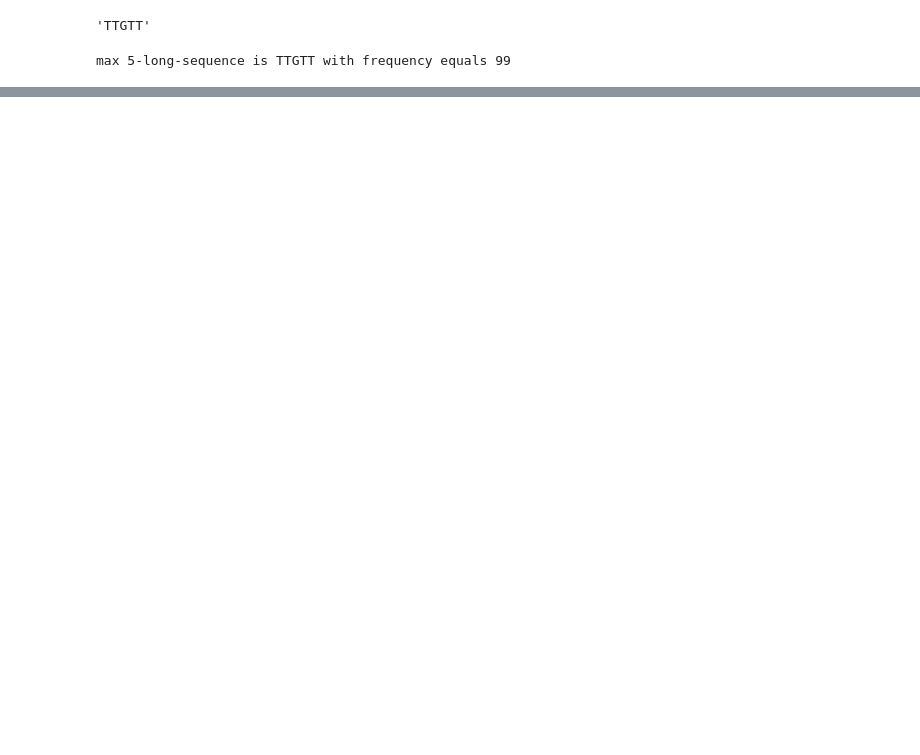
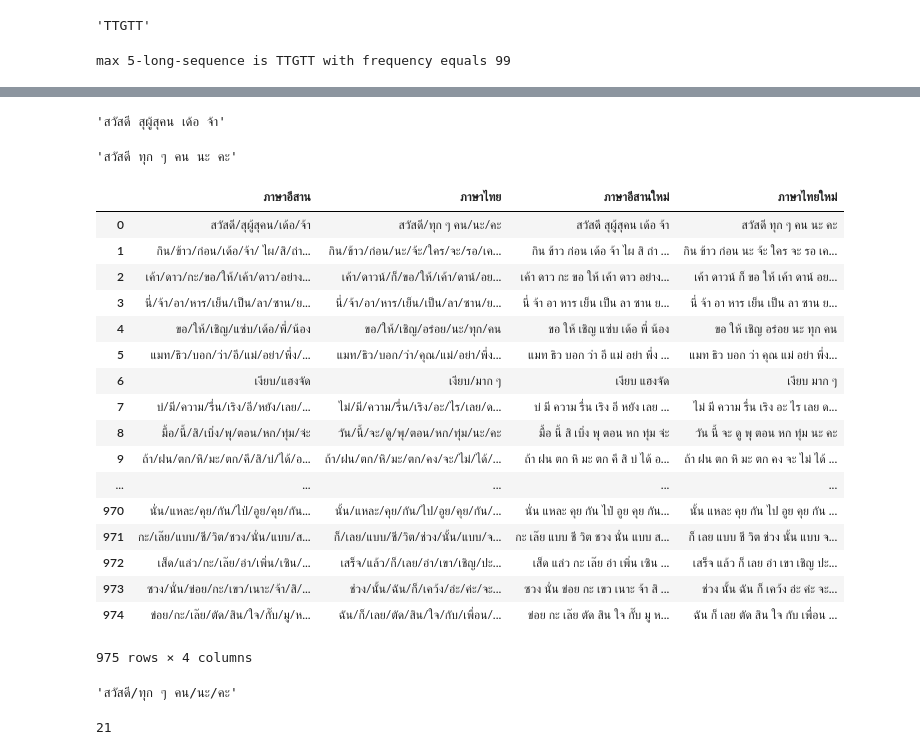
Before and after one commit to Lanfha/Python_Datavisualization, a Jupyter notebook: Pretest.ipynb, the cells around one changed output, grey strips where cells are left out. Drawn from its saved outputs; the diff is of its cells as text; code cells hidden in the pictures; blank space fills up the shorter version.

```diff
--- a/Pretest.ipynb
+++ b/Pretest.ipynb
@@ -186,0 +205,6 @@ max 5-long-sequence is TTGTT with frequency equals 99
+# %%
+L = ['ภาษาอีสาน' , 'ภาษาไทย']
+Data = pd.DataFrame.from_records([],columns = L)
+for i in range(32):
+    df = pd.read_excel('C:\\Users\HP\OneDrive\Desktop\data.xlsx', sheet_name = i, usecols = 'B:C', skipfooter = 1)
+    Data = pd.concat([Data,df], axis = 0, ignore_index = True)
@@ -186,0 +232,50 @@ max 5-long-sequence is TTGTT with frequency equals 99
+# %%
+Data.iloc[0]['ภาษาอีสาน'].replace("/", " ")
+# %% [output]
+'สวัสดี สุผู้สุคน เด้อ จ้า'
+# %%
+def replacestr(col1):
+    co1 = col1.replace("/", " ")
+    return co1
+# %%
+replacestr(Data.iloc[0,1])
+# %% [output]
+'สวัสดี ทุก ๆ คน นะ คะ'
+# %%
+list_1 = []
+list_2 = []
+for i in range(len(Data)):
+    list_1.append(replacestr(Data.iloc[i]['ภาษาอีสาน']))
+    list_2.append(replacestr(Data.iloc[i]['ภาษาไทย']))
+# %%
+Data['ภาษาอีสานใหม่'] = list_1
+Data['ภาษาไทยใหม่'] = list_2
+# %%
+Data
+# %% [output]
+|  | ภาษาอีสาน | ภาษาไทย | ภาษาอีสานใหม่ | ภาษาไทยใหม่ |
+| 0 | สวัสดี/สุผู้สุคน/เด้อ/จ้า | สวัสดี/ทุก ๆ คน/นะ/คะ | สวัสดี สุผู้สุคน เด้อ จ้า | สวัสดี ทุก ๆ คน นะ คะ |
+| 1 | กิน/ข้าว/ก่อน/เด้อ/จ้า/ ไผ/สิ/ถ่า... | กิน/ข้าว/ก่อน/นะ/จ้ะ/ใคร/จะ/รอ/เค... | กิน ข้าว ก่อน เด้อ จ้า ไผ สิ ถ่า ... | กิน ข้าว ก่อน นะ จ้ะ ใคร จะ รอ เค... |
+| 2 | เค้า/ดาว/กะ/ขอ/ให้/เค้า/ดาว/อย่าง... | เค้า/ดาวน์/ก็/ขอ/ให้/เค้า/ดาน์/อย... | เค้า ดาว กะ ขอ ให้ เค้า ดาว อย่าง... | เค้า ดาวน์ ก็ ขอ ให้ เค้า ดาน์ อย... |
+| 3 | นี่/จ้า/อา/หาร/เย็น/เป็น/ลา/ซาน/ย... | นี่/จ้า/อา/หาร/เย็น/เป็น/ลา/ซาน/ย... | นี่ จ้า อา หาร เย็น เป็น ลา ซาน ย... | นี่ จ้า อา หาร เย็น เป็น ลา ซาน ย... |
+| 4 | ขอ/ให้/เชิญ/แซ่บ/เด้อ/พี่/น้อง | ขอ/ให้/เชิญ/อร่อย/นะ/ทุก/คน | ขอ ให้ เชิญ แซ่บ เด้อ พี่ น้อง | ขอ ให้ เชิญ อร่อย นะ ทุก คน |
+| 5 | แมท/ธิว/บอก/ว่า/อี/แม่/อย่า/พึ่ง/... | แมท/ธิว/บอก/ว่า/คุณ/แม่/อย่า/พึ่ง... | แมท ธิว บอก ว่า อี แม่ อย่า พึ่ง ... | แมท ธิว บอก ว่า คุณ แม่ อย่า พึ่ง... |
+| 6 | เงียบ/แฮงจัด | เงียบ/มาก ๆ | เงียบ แฮงจัด | เงียบ มาก ๆ |
+| 7 | บ่/มี/ความ/รื่น/เริง/อี/หยัง/เลย/... | ไม่/มี/ความ/รื่น/เริง/อะ/ไร/เลย/ด... | บ่ มี ความ รื่น เริง อี หยัง เลย ... | ไม่ มี ความ รื่น เริง อะ ไร เลย ด... |
+| 8 | มื้อ/นี้/สิ/เบิ่ง/พุ/ตอน/หก/ทุ่ม/จ่ะ | วัน/นี้/จะ/ดู/พุ/ตอน/หก/ทุ่ม/นะ/คะ | มื้อ นี้ สิ เบิ่ง พุ ตอน หก ทุ่ม จ่ะ | วัน นี้ จะ ดู พุ ตอน หก ทุ่ม นะ คะ |
+| 9 | ถ้า/ฝน/ตก/หิ/มะ/ตก/คึ/สิ/บ่/ได้/อ... | ถ้า/ฝน/ตก/หิ/มะ/ตก/คง/จะ/ไม่/ได้/... | ถ้า ฝน ตก หิ มะ ตก คึ สิ บ่ ได้ อ... | ถ้า ฝน ตก หิ มะ ตก คง จะ ไม่ ได้ ... |
+| ... | ... | ... | ... | ... |
+| 970 | นั่น/แหละ/คุย/กัน/ไป่/อูย/คุย/กัน... | นั้น/แหละ/คุย/กัน/ไป/อูย/คุย/กัน/... | นั่น แหละ คุย กัน ไป่ อูย คุย กัน... | นั้น แหละ คุย กัน ไป อูย คุย กัน ... |
+| 971 | กะ/เล๊ย/แบบ/ชี/วิต/ชวง/นั่น/แบบ/ส... | ก็/เลย/แบบ/ชี/วิต/ช่วง/นั้น/แบบ/จ... | กะ เล๊ย แบบ ชี วิต ชวง นั่น แบบ ส... | ก็ เลย แบบ ชี วิต ช่วง นั้น แบบ จ... |
+| 972 | เส็ด/แล่ว/กะ/เล๊ย/อ่า/เพิ่น/เซิน/... | เสร็จ/แล้ว/ก็/เลย/อ่า/เขา/เชิญ/ปะ... | เส็ด แล่ว กะ เล๊ย อ่า เพิ่น เซิน ... | เสร็จ แล้ว ก็ เลย อ่า เขา เชิญ ปะ... |
+| 973 | ซวง/นั่น/ข่อย/กะ/เขว/เนาะ/จ้า/สิ/... | ช่วง/นั้น/ฉัน/ก็/เคว้ง/อ่ะ/ค่ะ/จะ... | ซวง นั่น ข่อย กะ เขว เนาะ จ้า สิ ... | ช่วง นั้น ฉัน ก็ เคว้ง อ่ะ ค่ะ จะ... |
+| 974 | ข่อย/กะ/เล๊ย/ตัด/สิน/ใจ/กั๊บ/มู/ห... | ฉัน/ก็/เลย/ตัด/สิน/ใจ/กับ/เพื่อน/... | ข่อย กะ เล๊ย ตัด สิน ใจ กั๊บ มู ห... | ฉัน ก็ เลย ตัด สิน ใจ กับ เพื่อน ... |
+975 rows × 4 columns
+# %%
+Data.iloc[0][1]
+# %% [output]
+'สวัสดี/ทุก ๆ คน/นะ/คะ'
+# %%
+len(Data.iloc[0][1])
+# %% [output]
+21
```
Also changed, not shown: parts of 16 cells of this notebook, 1 other file.
